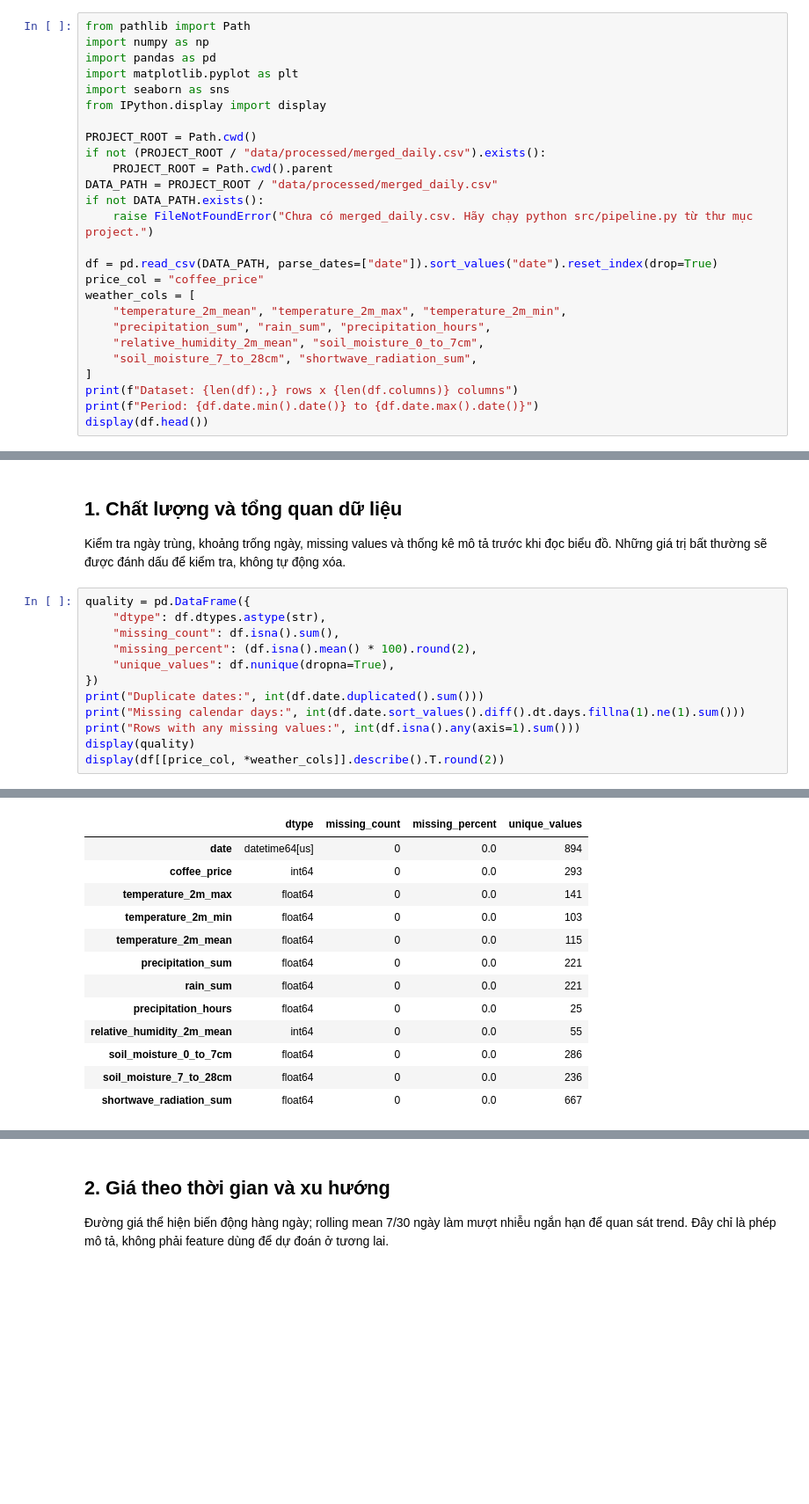
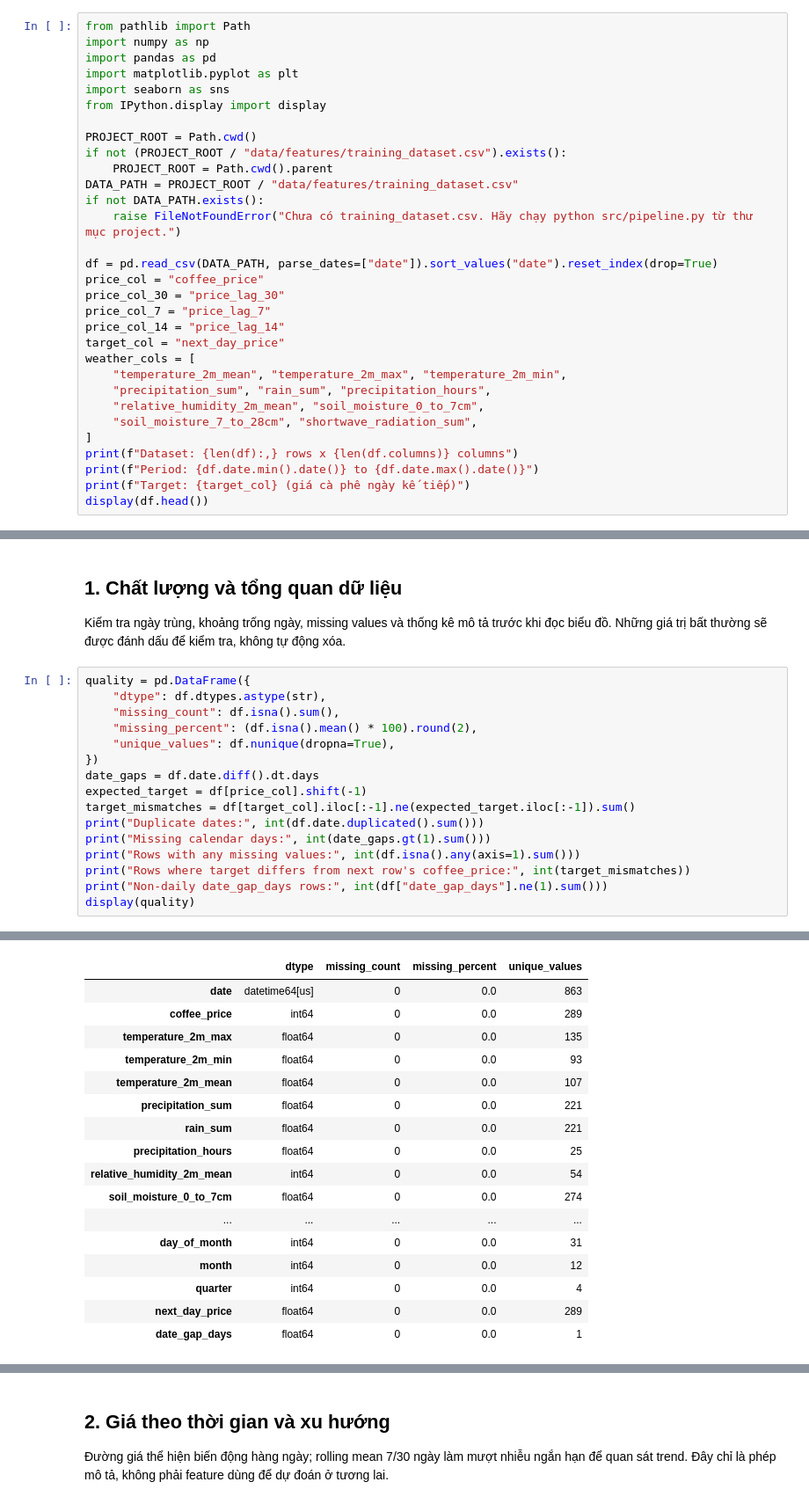
Before and after one commit to NguyenBaTam-tristan/Coffe-price-prediction-timeseries-forcasting, a Jupyter notebook: notebooks/02_eda.ipynb, the cells around one changed output, grey strips where cells are left out. Shown at 88% size. Cells and saved outputs as stored; diff of their text form; blank space fills up the shorter version.

```diff
--- a/notebooks/02_eda.ipynb
+++ b/notebooks/02_eda.ipynb
@@ -13,14 +13,18 @@ import seaborn as sns
 from IPython.display import display
 
 PROJECT_ROOT = Path.cwd()
-if not (PROJECT_ROOT / "data/processed/merged_daily.csv").exists():
+if not (PROJECT_ROOT / "data/features/training_dataset.csv").exists():
     PROJECT_ROOT = Path.cwd().parent
-DATA_PATH = PROJECT_ROOT / "data/processed/merged_daily.csv"
+DATA_PATH = PROJECT_ROOT / "data/features/training_dataset.csv"
 if not DATA_PATH.exists():
-    raise FileNotFoundError("Chưa có merged_daily.csv. Hãy chạy python src/pipeline.py từ thư mục project.")
+    raise FileNotFoundError("Chưa có training_dataset.csv. Hãy chạy python src/pipeline.py từ thư mục project.")
 
 df = pd.read_csv(DATA_PATH, parse_dates=["date"]).sort_values("date").reset_index(drop=True)
 price_col = "coffee_price"
+price_col_30 = "price_lag_30"
+price_col_7 = "price_lag_7"
+price_col_14 = "price_lag_14"
+target_col = "next_day_price"
 weather_cols = [
     "temperature_2m_mean", "temperature_2m_max", "temperature_2m_min",
     "precipitation_sum", "rain_sum", "precipitation_hours",
@@ -29,5 +33,6 @@ weather_cols = [
 ]
 print(f"Dataset: {len(df):,} rows x {len(df.columns)} columns")
 print(f"Period: {df.date.min().date()} to {df.date.max().date()}")
+print(f"Target: {target_col} (giá cà phê ngày kế tiếp)")
 display(df.head())
 # %% [output]
@@ -50,11 +57,15 @@ quality = pd.DataFrame({
     "missing_percent": (df.isna().mean() * 100).round(2),
     "unique_values": df.nunique(dropna=True),
 })
+date_gaps = df.date.diff().dt.days
+expected_target = df[price_col].shift(-1)
+target_mismatches = df[target_col].iloc[:-1].ne(expected_target.iloc[:-1]).sum()
 print("Duplicate dates:", int(df.date.duplicated().sum()))
-print("Missing calendar days:", int(df.date.sort_values().diff().dt.days.fillna(1).ne(1).sum()))
+print("Missing calendar days:", int(date_gaps.gt(1).sum()))
 print("Rows with any missing values:", int(df.isna().any(axis=1).sum()))
+print("Rows where target differs from next row's coffee_price:", int(target_mismatches))
+print("Non-daily date_gap_days rows:", int(df["date_gap_days"].ne(1).sum()))
 display(quality)
-display(df[[price_col, *weather_cols]].describe().T.round(2))
 # %% [output]
 Duplicate dates: 0
 Missing calendar days: 0
@@ -62,13 +75,17 @@ Rows with any missing values: 0
 |  | dtype | missing_count | missing_percent | unique_values |
-| date | datetime64[us] | 0 | 0.0 | 894 |
-| coffee_price | int64 | 0 | 0.0 | 293 |
-| temperature_2m_max | float64 | 0 | 0.0 | 141 |
-| temperature_2m_min | float64 | 0 | 0.0 | 103 |
-| temperature_2m_mean | float64 | 0 | 0.0 | 115 |
+| date | datetime64[us] | 0 | 0.0 | 863 |
+| coffee_price | int64 | 0 | 0.0 | 289 |
+| temperature_2m_max | float64 | 0 | 0.0 | 135 |
+| temperature_2m_min | float64 | 0 | 0.0 | 93 |
+| temperature_2m_mean | float64 | 0 | 0.0 | 107 |
 | precipitation_sum | float64 | 0 | 0.0 | 221 |
 | rain_sum | float64 | 0 | 0.0 | 221 |
 | precipitation_hours | float64 | 0 | 0.0 | 25 |
-| relative_humidity_2m_mean | int64 | 0 | 0.0 | 55 |
-| soil_moisture_0_to_7cm | float64 | 0 | 0.0 | 286 |
-| soil_moisture_7_to_28cm | float64 | 0 | 0.0 | 236 |
-| shortwave_radiation_sum | float64 | 0 | 0.0 | 667 |
+| relative_humidity_2m_mean | int64 | 0 | 0.0 | 54 |
+| soil_moisture_0_to_7cm | float64 | 0 | 0.0 | 274 |
+| ... | ... | ... | ... | ... |
+| day_of_month | int64 | 0 | 0.0 | 31 |
+| month | int64 | 0 | 0.0 | 12 |
+| quarter | int64 | 0 | 0.0 | 4 |
+| next_day_price | float64 | 0 | 0.0 | 289 |
+| date_gap_days | float64 | 0 | 0.0 | 1 |
```
Also changed, not shown: parts of 18 cells of this notebook, 21 other files.
